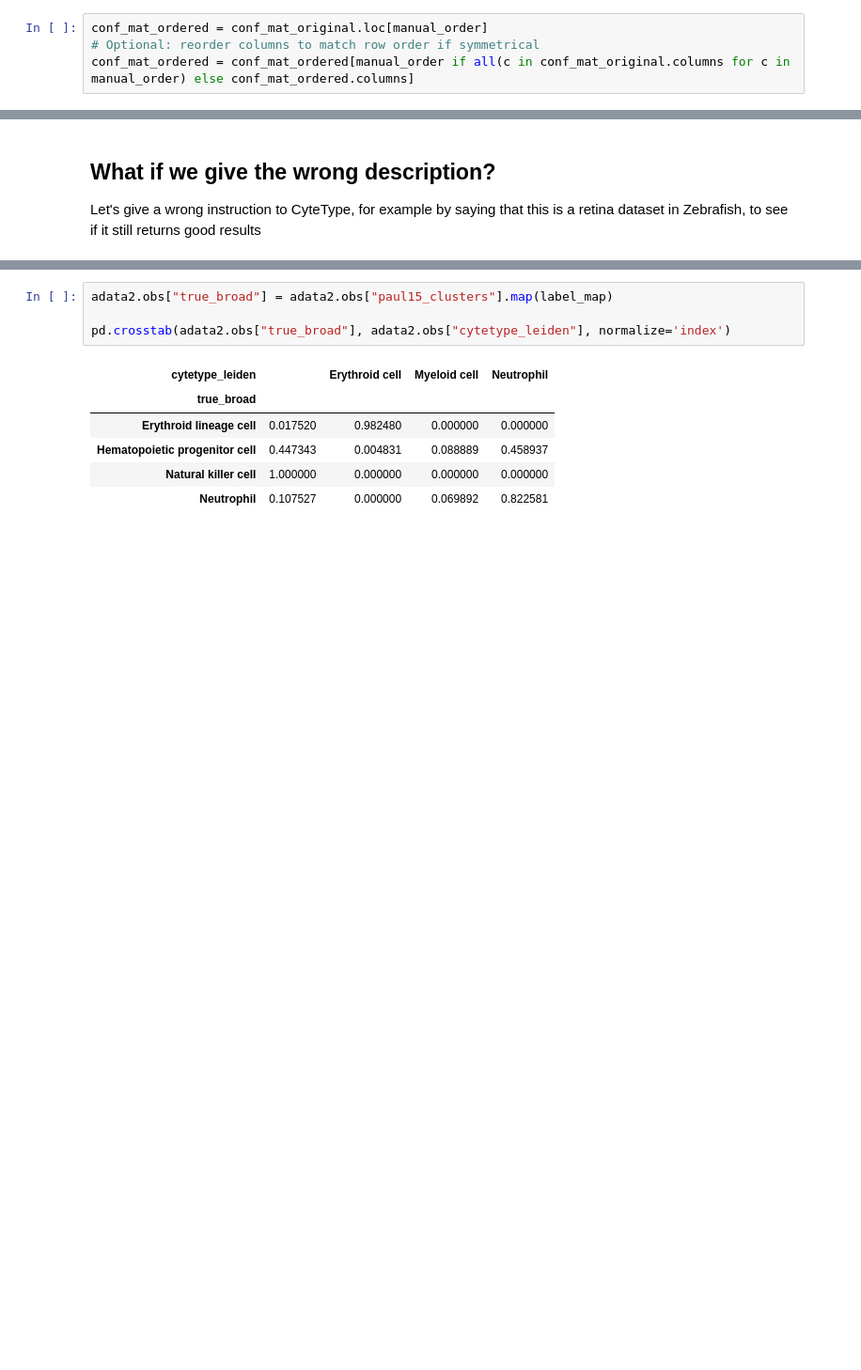
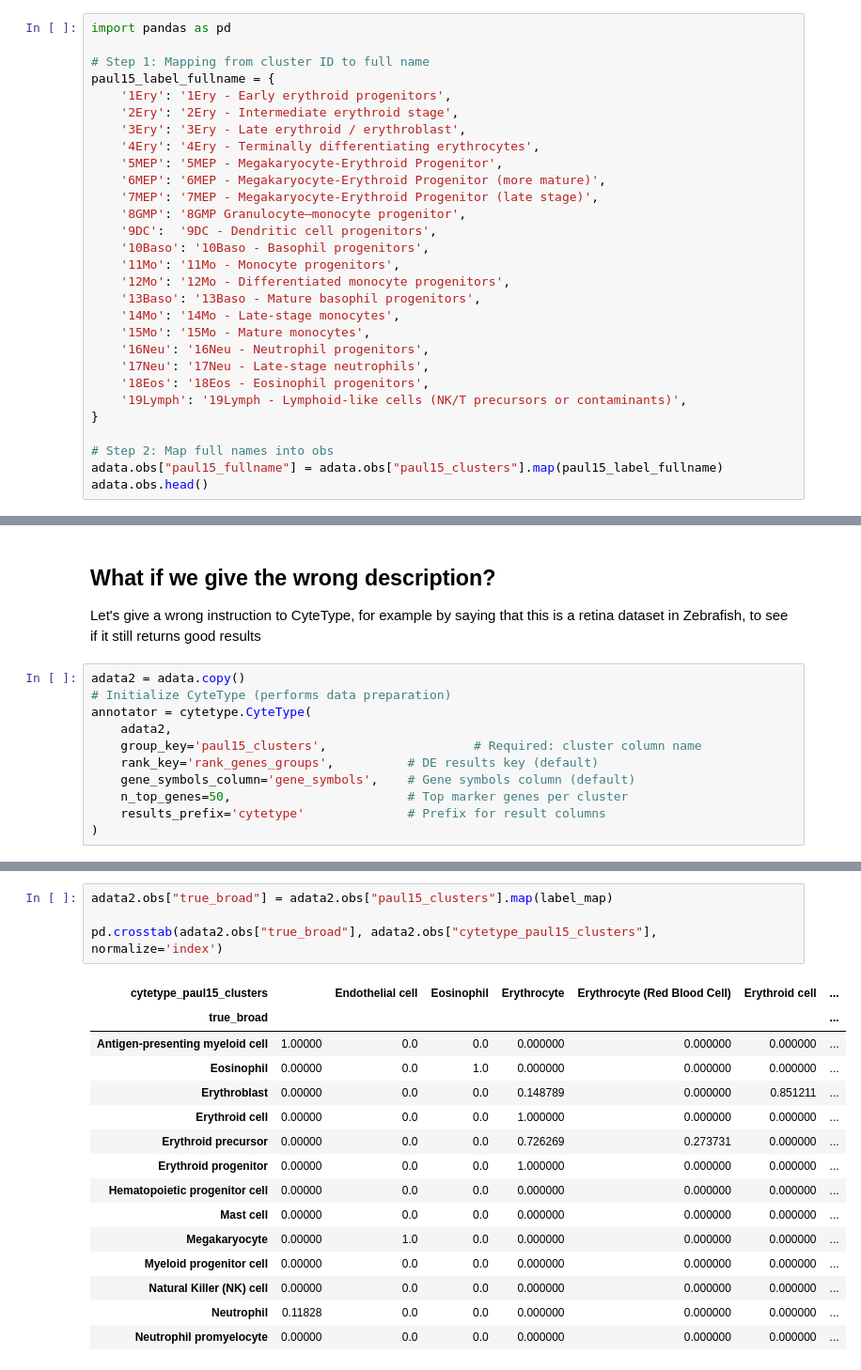
Before and after one commit to dalloliogm/cytetype_eval, a Jupyter notebook: cytetype exploration.ipynb, the cells around one changed output, grey strips where cells are left out. Shown at 94% size. Cells and saved outputs as stored; diff of their text form; blank space fills up the shorter version.

```diff
--- a/cytetype exploration.ipynb
+++ b/cytetype exploration.ipynb
@@ -290,4 +258,29 @@ conf_mat_original
 # %%
-conf_mat_ordered = conf_mat_original.loc[manual_order]
-# Optional: reorder columns to match row order if symmetrical
-conf_mat_ordered = conf_mat_ordered[manual_order if all(c in conf_mat_original.columns for c in manual_order) else conf_mat_ordered.columns]
+import pandas as pd
+
+# Step 1: Mapping from cluster ID to full name
+paul15_label_fullname = {
+    '1Ery': '1Ery - Early erythroid progenitors',
+    '2Ery': '2Ery - Intermediate erythroid stage',
+    '3Ery': '3Ery - Late erythroid / erythroblast',
+    '4Ery': '4Ery - Terminally differentiating erythrocytes',
+    '5MEP': '5MEP - Megakaryocyte-Erythroid Progenitor',
+    '6MEP': '6MEP - Megakaryocyte-Erythroid Progenitor (more mature)',
+    '7MEP': '7MEP - Megakaryocyte-Erythroid Progenitor (late stage)',
+    '8GMP': '8GMP Granulocyte–monocyte progenitor',
+    '9DC':  '9DC - Dendritic cell progenitors',
+    '10Baso': '10Baso - Basophil progenitors',
+    '11Mo': '11Mo - Monocyte progenitors',
+    '12Mo': '12Mo - Differentiated monocyte progenitors',
+    '13Baso': '13Baso - Mature basophil progenitors',
+    '14Mo': '14Mo - Late-stage monocytes',
+    '15Mo': '15Mo - Mature monocytes',
+    '16Neu': '16Neu - Neutrophil progenitors',
+    '17Neu': '17Neu - Late-stage neutrophils',
+    '18Eos': '18Eos - Eosinophil progenitors',
+    '19Lymph': '19Lymph - Lymphoid-like cells (NK/T precursors or contaminants)',
+}
+
+# Step 2: Map full names into obs
+adata.obs["paul15_fullname"] = adata.obs["paul15_clusters"].map(paul15_label_fullname)
+adata.obs.head()
@@ -311,3 +332,14 @@ plt.show()
 ## What if we give the wrong description?
 
 Let's give a wrong instruction to CyteType, for example by saying that this is a retina dataset in Zebrafish, to see if it still returns good results
+# %%
+adata2 = adata.copy()
+# Initialize CyteType (performs data preparation)
+annotator = cytetype.CyteType(
+    adata2,
+    group_key='paul15_clusters',                    # Required: cluster column name
+    rank_key='rank_genes_groups',          # DE results key (default)
+    gene_symbols_column='gene_symbols',    # Gene symbols column (default)
+    n_top_genes=50,                        # Top marker genes per cluster
+    results_prefix='cytetype'              # Prefix for result columns
+)
@@ -336,11 +372,20 @@ Annotations successfully added to `adata.obs['cytetype_paul15_clusters']` and `a
 # %%
 adata2.obs["true_broad"] = adata2.obs["paul15_clusters"].map(label_map)
 
-pd.crosstab(adata2.obs["true_broad"], adata2.obs["cytetype_leiden"], normalize='index')
+pd.crosstab(adata2.obs["true_broad"], adata2.obs["cytetype_paul15_clusters"], normalize='index')
 # %% [output]
-| cytetype_leiden |  | Erythroid cell | Myeloid cell | Neutrophil |
-| true_broad |  |  |  |  |
-| Erythroid lineage cell | 0.017520 | 0.982480 | 0.000000 | 0.000000 |
-| Hematopoietic progenitor cell | 0.447343 | 0.004831 | 0.088889 | 0.458937 |
-| Natural killer cell | 1.000000 | 0.000000 | 0.000000 | 0.000000 |
-| Neutrophil | 0.107527 | 0.000000 | 0.069892 | 0.822581 |
+| cytetype_paul15_clusters |  | Endothelial cell | Eosinophil | Erythrocyte | Erythrocyte (Red Blood Cell) | Erythroid cell | ... |
+| true_broad |  |  |  |  |  |  | ... |
+| Antigen-presenting myeloid cell | 1.00000 | 0.0 | 0.0 | 0.000000 | 0.000000 | 0.000000 | ... |
+| Eosinophil | 0.00000 | 0.0 | 1.0 | 0.000000 | 0.000000 | 0.000000 | ... |
+| Erythroblast | 0.00000 | 0.0 | 0.0 | 0.148789 | 0.000000 | 0.851211 | ... |
+| Erythroid cell | 0.00000 | 0.0 | 0.0 | 1.000000 | 0.000000 | 0.000000 | ... |
+| Erythroid precursor | 0.00000 | 0.0 | 0.0 | 0.726269 | 0.273731 | 0.000000 | ... |
+| Erythroid progenitor | 0.00000 | 0.0 | 0.0 | 1.000000 | 0.000000 | 0.000000 | ... |
+| Hematopoietic progenitor cell | 0.00000 | 0.0 | 0.0 | 0.000000 | 0.000000 | 0.000000 | ... |
+| Mast cell | 0.00000 | 0.0 | 0.0 | 0.000000 | 0.000000 | 0.000000 | ... |
+| Megakaryocyte | 0.00000 | 1.0 | 0.0 | 0.000000 | 0.000000 | 0.000000 | ... |
+| Myeloid progenitor cell | 0.00000 | 0.0 | 0.0 | 0.000000 | 0.000000 | 0.000000 | ... |
+| Natural Killer (NK) cell | 0.00000 | 0.0 | 0.0 | 0.000000 | 0.000000 | 0.000000 | ... |
+| Neutrophil | 0.11828 | 0.0 | 0.0 | 0.000000 | 0.000000 | 0.000000 | ... |
+| Neutrophil promyelocyte | 0.00000 | 0.0 | 0.0 | 0.000000 | 0.000000 | 0.000000 | ... |
```
Also changed, not shown: parts of 19 cells of this notebook, 1 other file.
